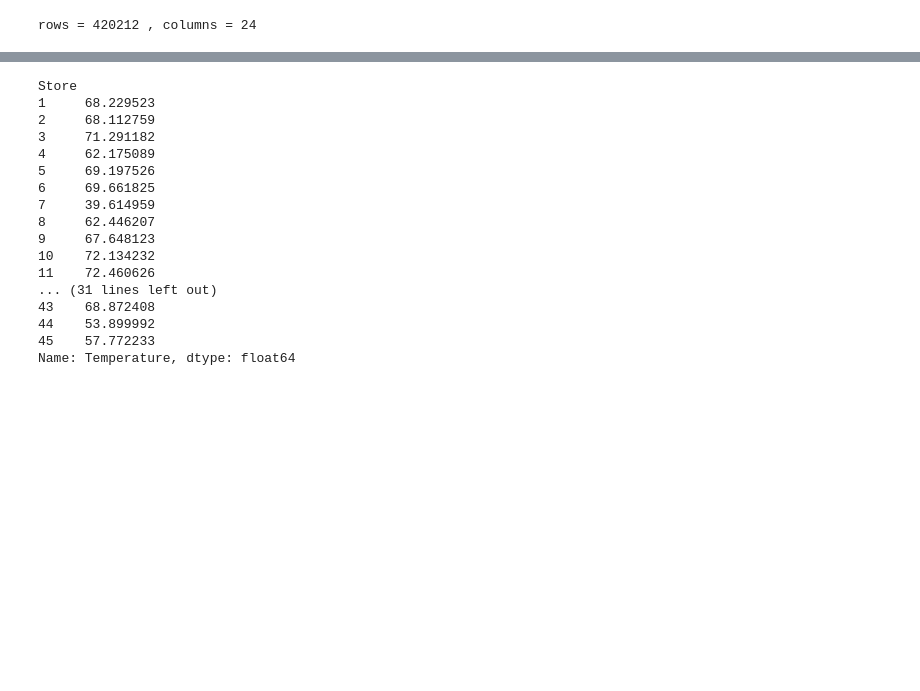
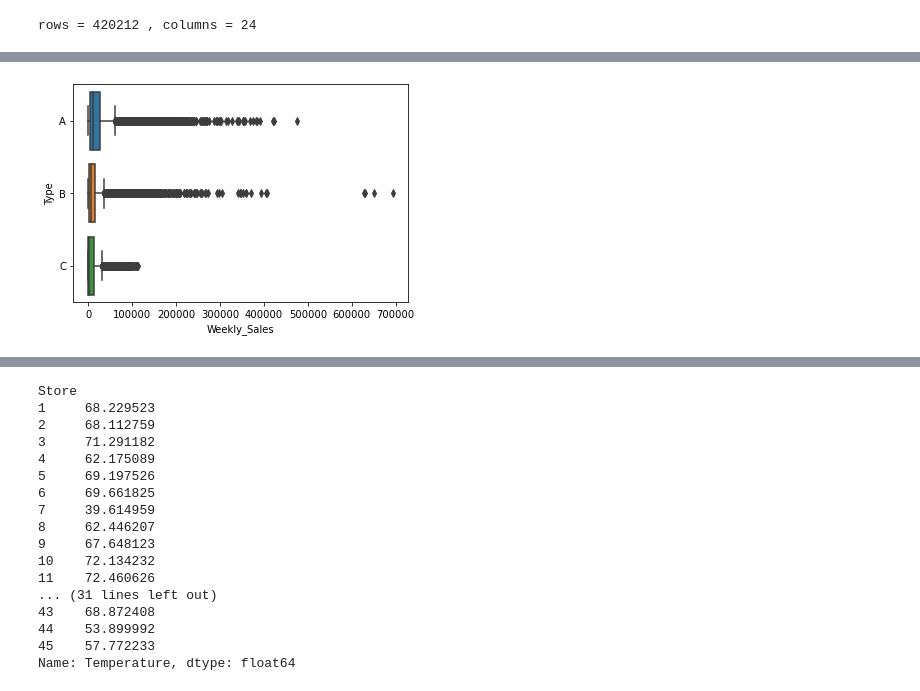
Before and after one commit to lebesguee/walmart_forecast, a Jupyter notebook: forecasting.ipynb, the cells around one changed output, grey strips where cells are left out. Cells and saved outputs as stored; diff of their text form; code cells hidden in the pictures; blank space fills up the shorter version.

```diff
--- a/forecasting.ipynb
+++ b/forecasting.ipynb
@@ -55,0 +109,8 @@ rows = 420212 , columns = 24
+# %%
+#Segment the target variable by categorical features.
+for column in df.select_dtypes(include='object'):
+    if df[column].nunique() < 10:
+        sns.boxplot(y=column, x='Weekly_Sales', data=df)
+    plt.show()
+# %% [output]
+[figure, added]
```
Also changed, not shown: parts of 9 cells of this notebook.
